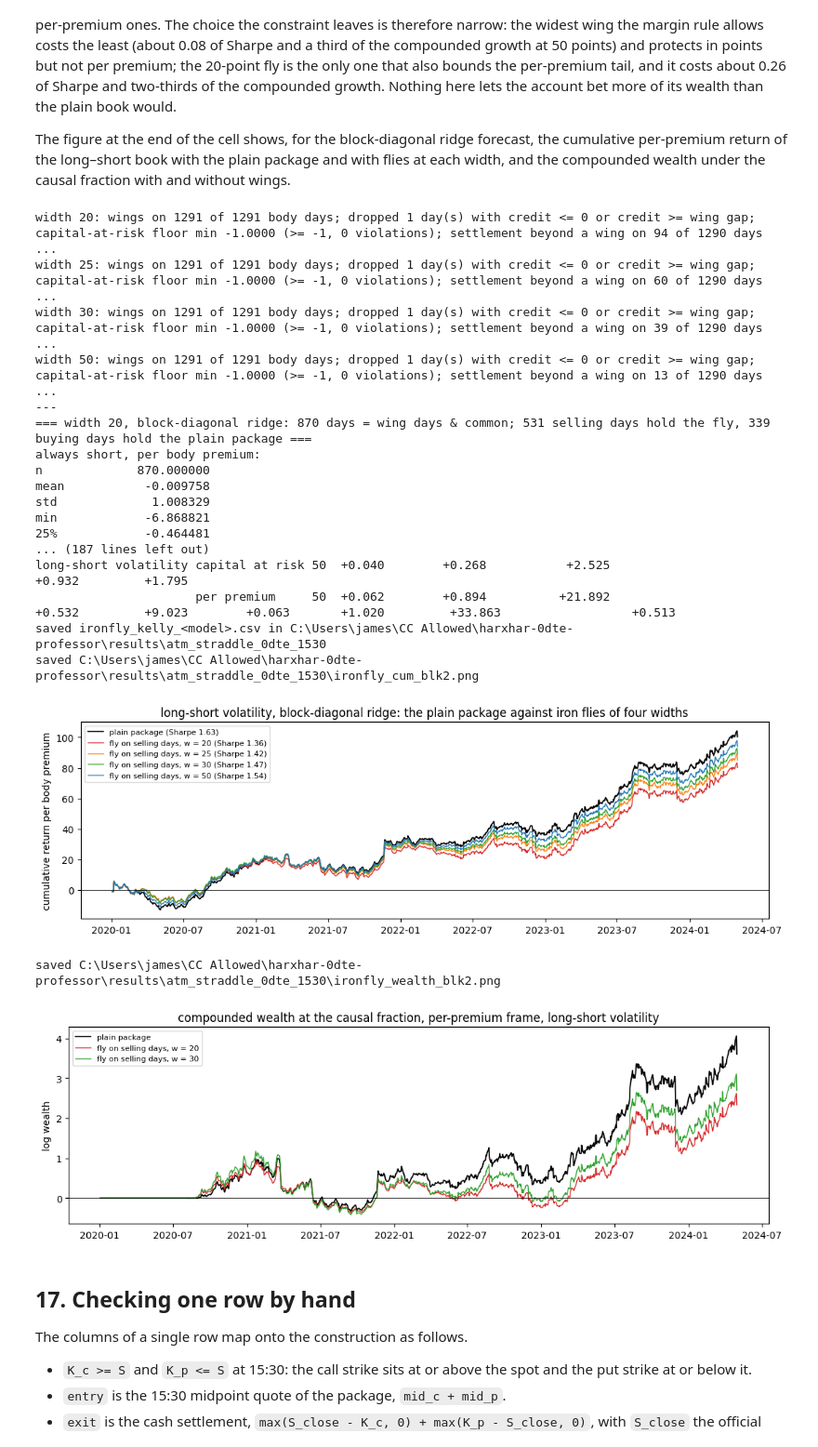
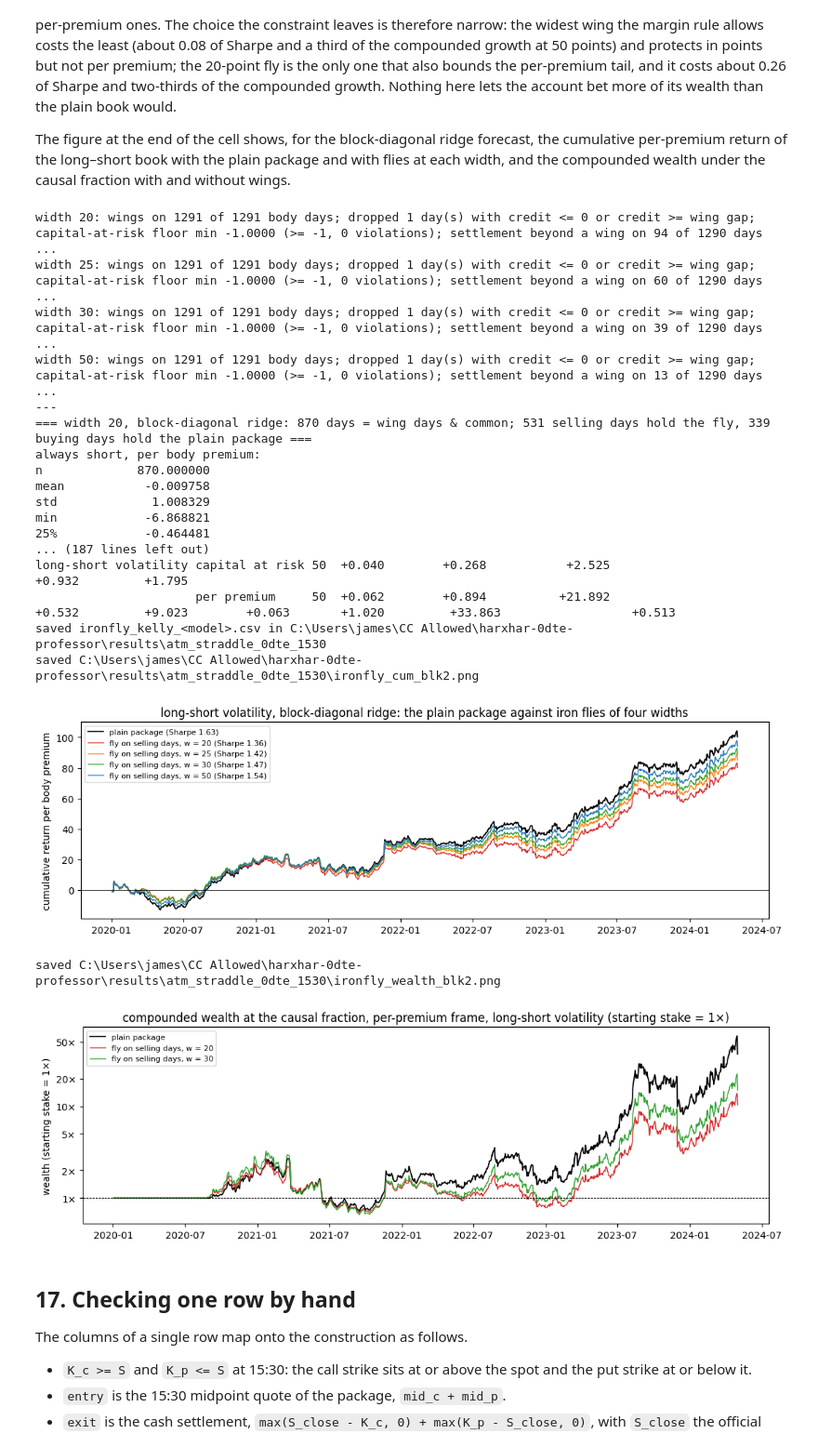
Before and after one commit to jamesdchen/harxhar-clean, a Jupyter notebook: notebooks/atm_straddle_rv_iv.ipynb, the cells around one changed output. Shown at 93% size. Drawn from its saved outputs; the diff is of its cells as text; code cells hidden in the pictures.

```diff
--- a/notebooks/atm_straddle_rv_iv.ipynb
+++ b/notebooks/atm_straddle_rv_iv.ipynb
@@ -1143,6 +1143,18 @@ def causal_kelly(rs):
     m2 = (rs**2).expanding(min_periods=63).mean().shift(1)
     cap = 1.0 / rs.expanding(min_periods=1).min().shift(1).abs()
     return np.minimum((mu / m2).clip(lower=0.0), cap).fillna(0.0)
+
+def wealth_axis(ax):
+    # log-scaled axis labelled in wealth multiples; 1x = the starting stake
+    from matplotlib.ticker import FixedLocator, FuncFormatter, NullLocator
+    ax.set_yscale("log")
+    ticks = [0.25, 0.5, 1, 2, 5, 10, 20, 50, 100]
+    ax.yaxis.set_major_locator(FixedLocator(ticks))
+    ax.yaxis.set_major_formatter(FuncFormatter(lambda v, _: f"{v:g}×"))
+    ax.yaxis.set_minor_locator(NullLocator())
+    ax.axhline(1.0, color="k", lw=0.6, ls="--")
+    ax.set_ylabel("wealth (starting stake = 1×)")
+
 
 def wealth_row(f, r):
     factors = 1.0 + np.asarray(f) * np.asarray(r)
@@ -1196,16 +1208,16 @@ for name, c in (("always short", "C1"), ("long-short volatility", "C0")):
     fk = causal_kelly(rs)
     axes[0].plot(rs.index, fk, lw=0.9, color=c, label=name)
     w = np.cumprod(1.0 + fk.to_numpy() * rs.to_numpy())
-    axes[1].plot(rs.index, np.log(w), lw=1.0, color=c, label=name)
+    axes[1].plot(rs.index, w, lw=1.0, color=c, label=name)
 rs = (rule_sizes(px)["long-short volatility"] * px["R"]).loc[common].astype(float)
 fk = causal_kelly(rs)
 w = np.cumprod(1.0 + (fk.to_numpy() / 2) * rs.to_numpy())
-axes[1].plot(rs.index, np.log(w), lw=1.0, color="C2", label="long-short, half fraction")
+axes[1].plot(rs.index, w, lw=1.0, color="C2", label="long-short, half fraction")
 axes[0].set_ylabel(r"fraction of wealth $\hat f_t$")
 axes[0].set_title("blk2 — causally estimated fraction")
 axes[0].legend(fontsize=8)
-axes[1].set_ylabel("log wealth")
-axes[1].set_title("blk2 — compounded wealth")
+wealth_axis(axes[1])
+axes[1].set_title("block-diagonal ridge — compounded wealth (starting stake = 1×)")
 axes[1].legend(fontsize=8)
 fig.tight_layout()
 fig.savefig(OUT / "kelly_causal_blk2.png", dpi=120, bbox_inches="tight")
@@ -1577,43 +1589,42 @@ plt.close(fig)
 fig, ax = plt.subplots(figsize=(11, 3.6))
 rp = (px["pos"] * px["R"]).loc[common].astype(float)
 fk = causal_kelly(rp).to_numpy()
-ax.plot(rp.index, np.log(np.cumprod(1.0 + fk * rp.to_numpy())), color="k", lw=1.3, label="plain package")
+ax.plot(rp.index, np.cumprod(1.0 + fk * rp.to_numpy()), color="k", lw=1.3, label="plain package")
 for w, c in ((20.0, "C3"), (30.0, "C2")):
     j = flies[w].join(px[["pos", "R"]], how="inner", rsuffix="_body")
     j = j.loc[j.index.intersection(common)]
     ls = j["R_prem"].where(j["pos"] < 0, j["R"]).astype(float)
     fk = causal_kelly(ls).to_numpy()
-    ax.plot(ls.index, np.log(np.cumprod(1.0 + fk * ls.to_numpy())), color=c, lw=1.0, label=f"fly on selling days, w = {int(w)}")
-ax.axhline(0.0, color="k", lw=0.5)
-ax.set_ylabel("log wealth")
-ax.set_title("compounded wealth at the causal fraction, per-premium frame, long-short volatility")
+    ax.plot(ls.index, np.cumprod(1.0 + fk * ls.to_numpy()), color=c, lw=1.0, label=f"fly on selling days, w = {int(w)}")
+wealth_axis(ax)
+ax.set_title("compounded wealth at the causal fraction, per-premium frame, long-short volatility (starting stake = 1×)")
 ax.legend(fontsize=8)
 fig.tight_layout()
 fig.savefig(OUT / "ironfly_wealth_blk2.png", dpi=120, bbox_inches="tight")
 print("saved", OUT / "ironfly_wealth_blk2.png")
 display(fig)
 plt.close(fig)
 # %% [output]
 width 20: wings on 1291 of 1291 body days; dropped 1 day(s) with credit <= 0 or credit >= wing gap; capital-at-risk floor min -1.0000 (>= -1, 0 violations); settlement beyond a wing on 94 of 1290 days ...
 width 25: wings on 1291 of 1291 body days; dropped 1 day(s) with credit <= 0 or credit >= wing gap; capital-at-risk floor min -1.0000 (>= -1, 0 violations); settlement beyond a wing on 60 of 1290 days ...
 width 30: wings on 1291 of 1291 body days; dropped 1 day(s) with credit <= 0 or credit >= wing gap; capital-at-risk floor min -1.0000 (>= -1, 0 violations); settlement beyond a wing on 39 of 1290 days ...
 width 50: wings on 1291 of 1291 body days; dropped 1 day(s) with credit <= 0 or credit >= wing gap; capital-at-risk floor min -1.0000 (>= -1, 0 violations); settlement beyond a wing on 13 of 1290 days ...
 ---
 === width 20, block-diagonal ridge: 870 days = wing days & common; 531 selling days hold the fly, 339 buying days hold the plain package ===
 always short, per body premium:
 n             870.000000
 mean           -0.009758
 std             1.008329
 min            -6.868821
 25%            -0.464481
 ... (187 lines left out)
 long-short volatility capital at risk 50  +0.040        +0.268           +2.525                   +0.932         +1.795
                       per premium     50  +0.062        +0.894          +21.892                   +0.532         +9.023        +0.063       +1.020         +33.863                  +0.513
 saved ironfly_kelly_<model>.csv in C:\Users\james\CC Allowed\harxhar-0dte-professor\results\atm_straddle_0dte_1530
 saved C:\Users\james\CC Allowed\harxhar-0dte-professor\results\atm_straddle_0dte_1530\ironfly_cum_blk2.png
 [figure]
 saved C:\Users\james\CC Allowed\harxhar-0dte-professor\results\atm_straddle_0dte_1530\ironfly_wealth_blk2.png
-[figure, old version]
+[figure, new version]
 # %% [markdown]
 ## 17. Checking one row by hand
 
```
Also changed, not shown: parts of 1 cell of this notebook, 3 other files.
